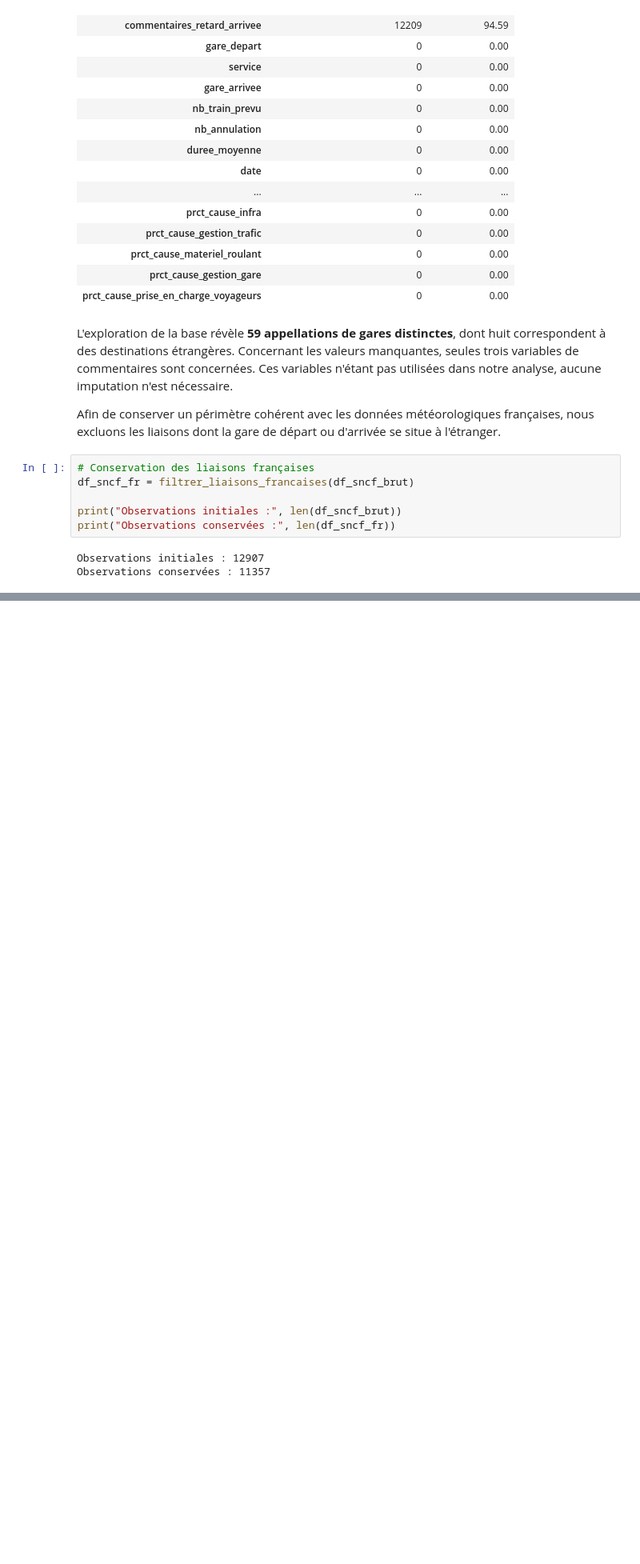
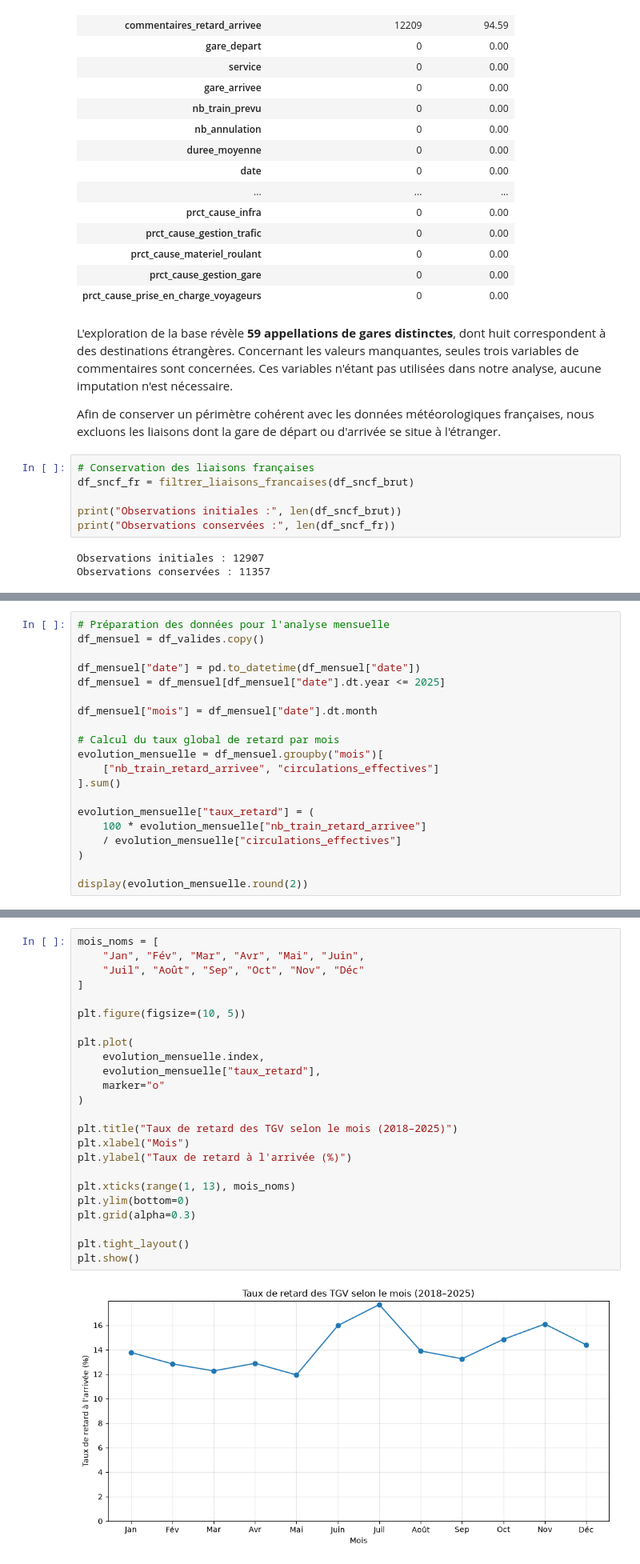
Before and after one commit to luteceagn/Projet_Python_ds, a Jupyter notebook: rapport_final.ipynb, the cells around one changed output, grey strips where cells are left out. Shown at 80% size. Cells and saved outputs as stored; diff of their text form; blank space fills up the shorter version.

```diff
--- a/rapport_final.ipynb
+++ b/rapport_final.ipynb
@@ -105,0 +310,20 @@ Observations conservées : 11357
+# %%
+# Préparation des données pour l'analyse mensuelle
+df_mensuel = df_valides.copy()
+
+df_mensuel["date"] = pd.to_datetime(df_mensuel["date"])
+df_mensuel = df_mensuel[df_mensuel["date"].dt.year <= 2025]
+
+df_mensuel["mois"] = df_mensuel["date"].dt.month
+
+# Calcul du taux global de retard par mois
+evolution_mensuelle = df_mensuel.groupby("mois")[
+    ["nb_train_retard_arrivee", "circulations_effectives"]
+].sum()
+
+evolution_mensuelle["taux_retard"] = (
+    100 * evolution_mensuelle["nb_train_retard_arrivee"]
+    / evolution_mensuelle["circulations_effectives"]
+)
+
+display(evolution_mensuelle.round(2))
@@ -105,0 +345,26 @@ Observations conservées : 11357
+# %%
+mois_noms = [
+    "Jan", "Fév", "Mar", "Avr", "Mai", "Juin",
+    "Juil", "Août", "Sep", "Oct", "Nov", "Déc"
+]
+
+plt.figure(figsize=(10, 5))
+
+plt.plot(
+    evolution_mensuelle.index,
+    evolution_mensuelle["taux_retard"],
+    marker="o"
+)
+
+plt.title("Taux de retard des TGV selon le mois (2018–2025)")
+plt.xlabel("Mois")
+plt.ylabel("Taux de retard à l'arrivée (%)")
+
+plt.xticks(range(1, 13), mois_noms)
+plt.ylim(bottom=0)
+plt.grid(alpha=0.3)
+
+plt.tight_layout()
+plt.show()
+# %% [output]
+[figure, added]
```
Also changed, not shown: parts of 18 cells of this notebook.
